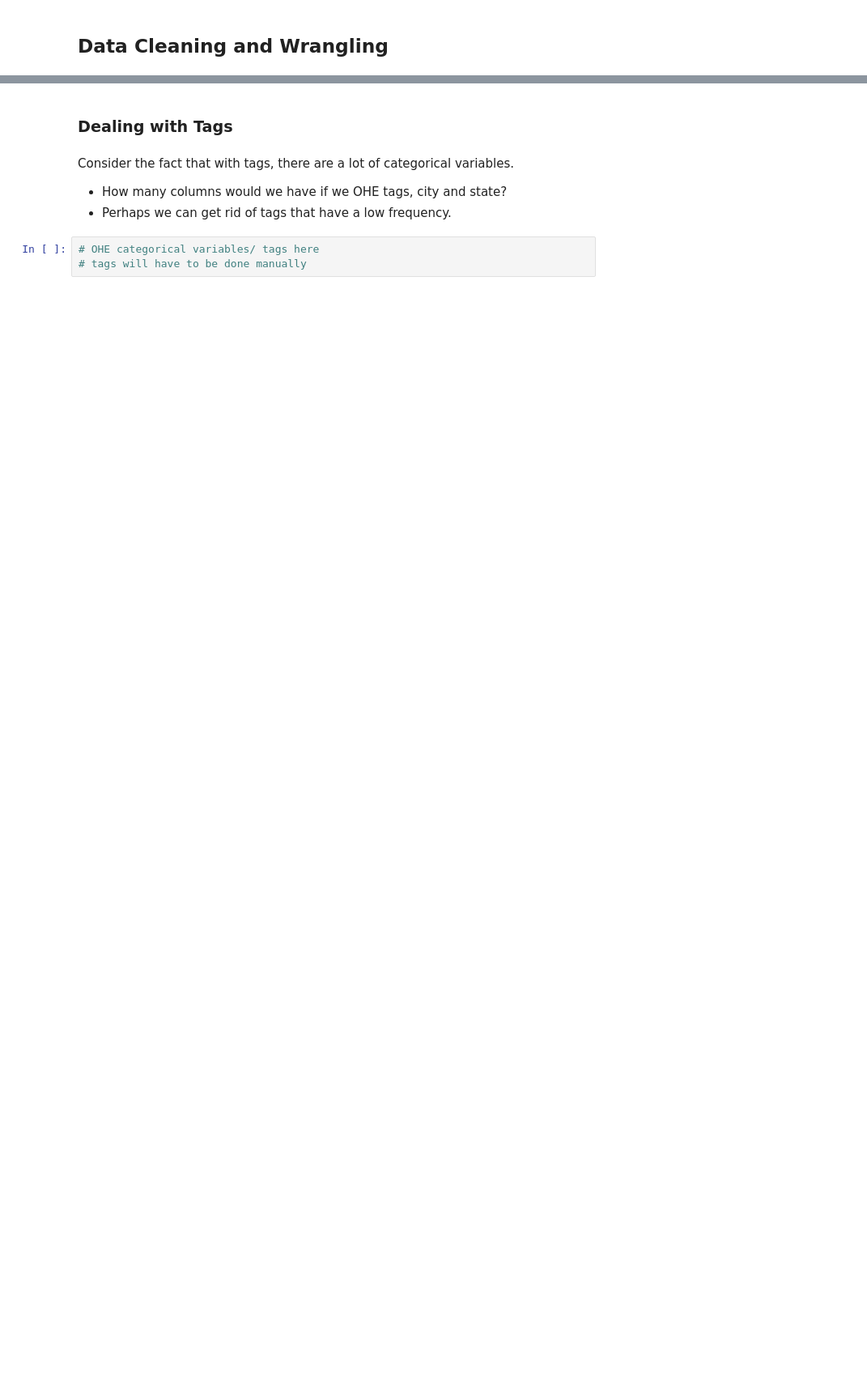
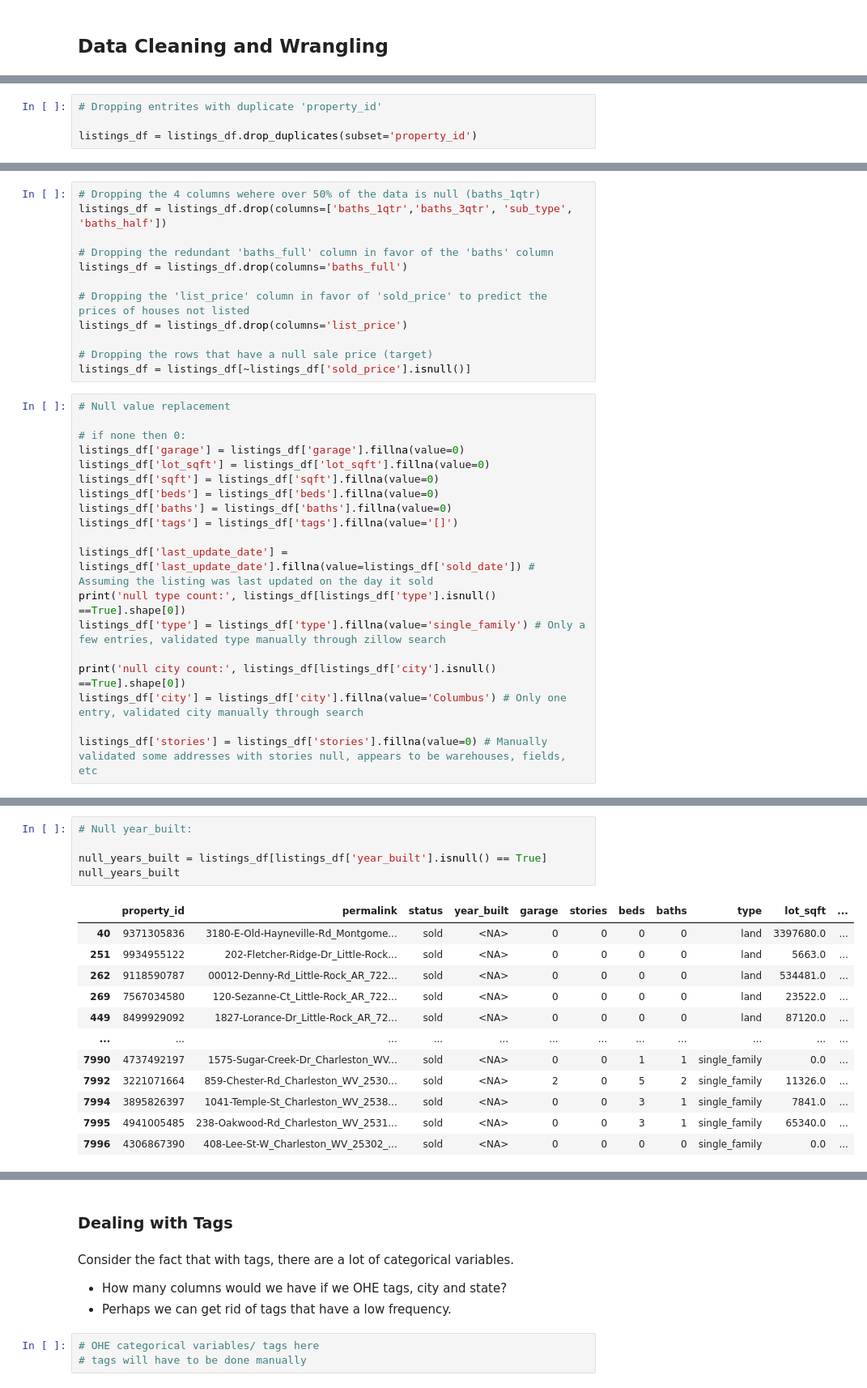
Before and after one commit to lemonsterpie/LHL-midterm, a Jupyter notebook: notebooks/1 - EDA.ipynb, the cells around one changed output, grey strips where cells are left out. Shown at 81% size. Saved outputs shown, nothing was run; the diff lists cells and outputs as text; blank space fills up the shorter version.

Commit message:
data cleaning

```diff
--- a/notebooks/1 - EDA.ipynb
+++ b/notebooks/1 - EDA.ipynb
@@ -164,0 +215,4 @@ At this point, ensure that you have all sales in a dataframe.
+# %%
+# Dropping entrites with duplicate 'property_id'
+
+listings_df = listings_df.drop_duplicates(subset='property_id')
@@ -164,0 +272,31 @@ At this point, ensure that you have all sales in a dataframe.
+# %%
+# Dropping the 4 columns wehere over 50% of the data is null (baths_1qtr)
+listings_df = listings_df.drop(columns=['baths_1qtr','baths_3qtr', 'sub_type', 'baths_half'])
+
+# Dropping the redundant 'baths_full' column in favor of the 'baths' column
+listings_df = listings_df.drop(columns='baths_full')
+
+# Dropping the 'list_price' column in favor of 'sold_price' to predict the prices of houses not listed
+listings_df = listings_df.drop(columns='list_price')
+
+# Dropping the rows that have a null sale price (target)
+listings_df = listings_df[~listings_df['sold_price'].isnull()]
+# %%
+# Null value replacement
+
+# if none then 0:
+listings_df['garage'] = listings_df['garage'].fillna(value=0)
+listings_df['lot_sqft'] = listings_df['lot_sqft'].fillna(value=0)
+listings_df['sqft'] = listings_df['sqft'].fillna(value=0)
+listings_df['beds'] = listings_df['beds'].fillna(value=0)
+listings_df['baths'] = listings_df['baths'].fillna(value=0)
+listings_df['tags'] = listings_df['tags'].fillna(value='[]')
+
+listings_df['last_update_date'] = listings_df['last_update_date'].fillna(value=listings_df['sold_date']) # Assuming the listing was last updated on the day it sold
+print('null type count:', listings_df[listings_df['type'].isnull() ==True].shape[0])
+listings_df['type'] = listings_df['type'].fillna(value='single_family') # Only a few entries, validated type manually through zillow search
+
+print('null city count:', listings_df[listings_df['city'].isnull() ==True].shape[0])
+listings_df['city'] = listings_df['city'].fillna(value='Columbus') # Only one entry, validated city manually through search
+
+listings_df['stories'] = listings_df['stories'].fillna(value=0) # Manually validated some addresses with stories null, appears to be warehouses, fields, etc
@@ -164,0 +306,18 @@ At this point, ensure that you have all sales in a dataframe.
+# %%
+# Null year_built:
+
+null_years_built = listings_df[listings_df['year_built'].isnull() == True]
+null_years_built
+# %% [output]
+|  | property_id | permalink | status | year_built | garage | stories | beds | baths | type | lot_sqft | ... |
+| 40 | 9371305836 | 3180-E-Old-Hayneville-Rd_Montgome... | sold | <NA> | 0 | 0 | 0 | 0 | land | 3397680.0 | ... |
+| 251 | 9934955122 | 202-Fletcher-Ridge-Dr_Little-Rock... | sold | <NA> | 0 | 0 | 0 | 0 | land | 5663.0 | ... |
+| 262 | 9118590787 | 00012-Denny-Rd_Little-Rock_AR_722... | sold | <NA> | 0 | 0 | 0 | 0 | land | 534481.0 | ... |
+| 269 | 7567034580 | 120-Sezanne-Ct_Little-Rock_AR_722... | sold | <NA> | 0 | 0 | 0 | 0 | land | 23522.0 | ... |
+| 449 | 8499929092 | 1827-Lorance-Dr_Little-Rock_AR_72... | sold | <NA> | 0 | 0 | 0 | 0 | land | 87120.0 | ... |
+| ... | ... | ... | ... | ... | ... | ... | ... | ... | ... | ... | ... |
+| 7990 | 4737492197 | 1575-Sugar-Creek-Dr_Charleston_WV... | sold | <NA> | 0 | 0 | 1 | 1 | single_family | 0.0 | ... |
+| 7992 | 3221071664 | 859-Chester-Rd_Charleston_WV_2530... | sold | <NA> | 2 | 0 | 5 | 2 | single_family | 11326.0 | ... |
+| 7994 | 3895826397 | 1041-Temple-St_Charleston_WV_2538... | sold | <NA> | 0 | 0 | 3 | 1 | single_family | 7841.0 | ... |
+| 7995 | 4941005485 | 238-Oakwood-Rd_Charleston_WV_2531... | sold | <NA> | 0 | 0 | 3 | 1 | single_family | 65340.0 | ... |
+| 7996 | 4306867390 | 408-Lee-St-W_Charleston_WV_25302_... | sold | <NA> | 0 | 0 | 0 | 0 | single_family | 0.0 | ... |
```
Also changed, not shown: parts of 25 cells of this notebook, 4 other files.
